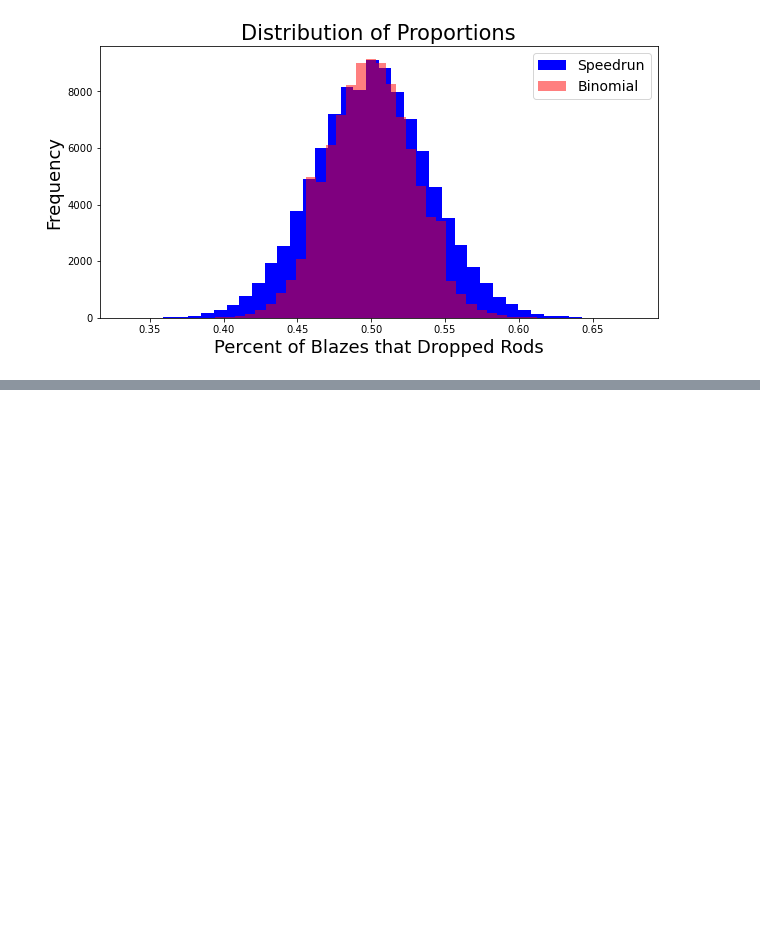
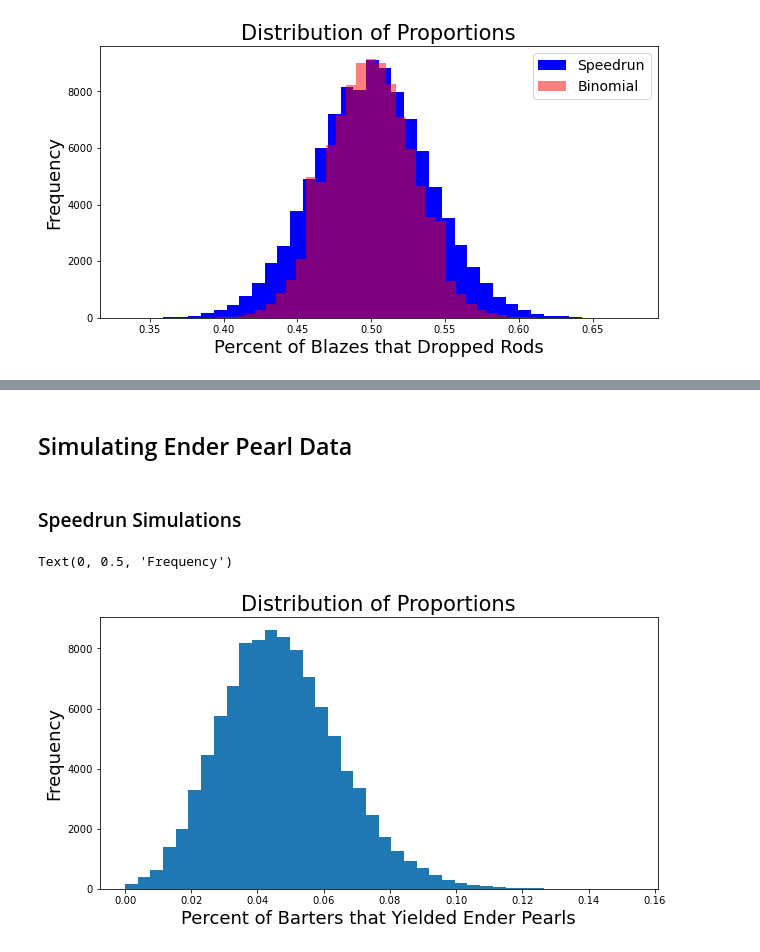
Before and after one commit to marcus-elia/speedrun-binomial-distribution, a Jupyter notebook: simulations.ipynb, the cells around one changed output, grey strips where cells are left out. Saved outputs shown, nothing was run; the diff lists cells and outputs as text; code cells hidden in the pictures; blank space fills up the shorter version.

Commit message:
Added ender pearl simulations

```diff
--- a/simulations.ipynb
+++ b/simulations.ipynb
@@ -182,0 +193,23 @@ df_describe.describe()
+# %% [markdown]
+## Simulating Ender Pearl Data
+# %% [markdown]
+### Speedrun Simulations
+# %%
+num_trials = 100000
+
+# These match Dream's data from the 6 livestreams
+ender_num_speedruns_per_trial = 33
+ender_num_successes_needed2prob = {2: 14/float(17), 3: 2/float(17), 5: 1/float(17)}
+ender_success_prob = 0.047
+ender_death_prob = 5/float(22)
+# %%
+ender_speedrun_results = run_simulation(num_trials, ender_num_speedruns_per_trial, ender_num_successes_needed2prob, ender_success_prob, ender_death_prob)
+# %%
+plt.figure(figsize=(10,5))
+plt.hist(ender_speedrun_results, bins=40)
+plt.title("Distribution of Proportions", fontsize=21)
+plt.xlabel("Percent of Barters that Yielded Ender Pearls", fontsize=18)
+plt.ylabel("Frequency", fontsize=18)
+# %% [output]
+Text(0, 0.5, 'Frequency')
+[figure, added]
```
Also changed, not shown: parts of 6 cells of this notebook.
